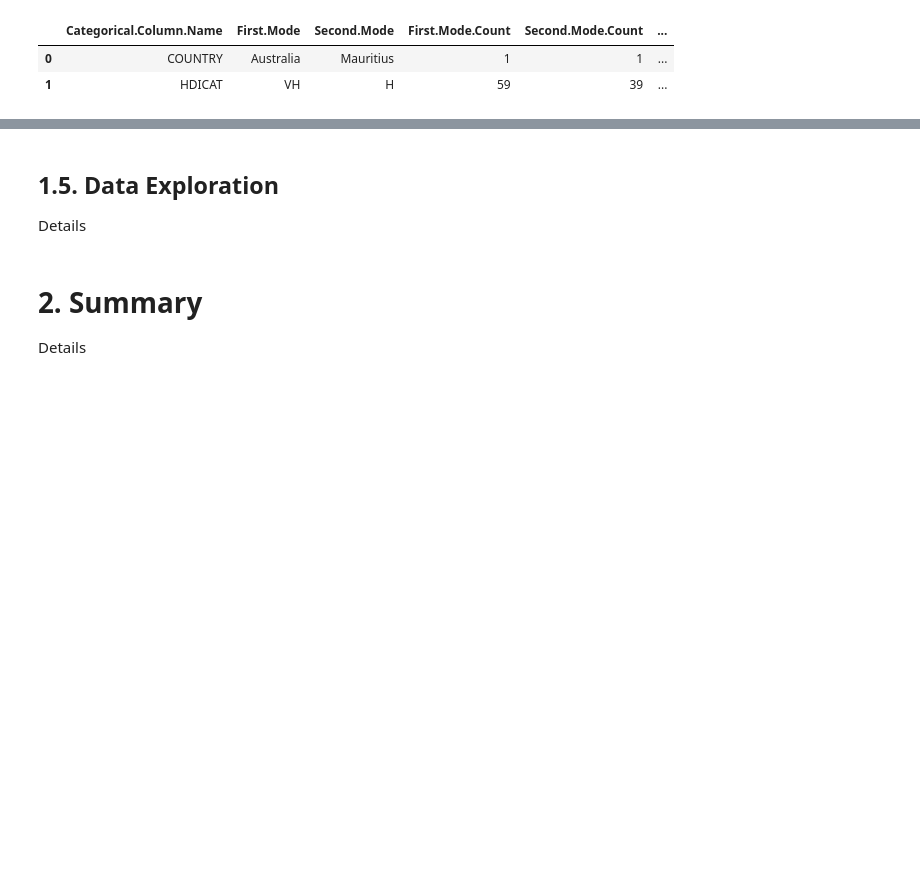
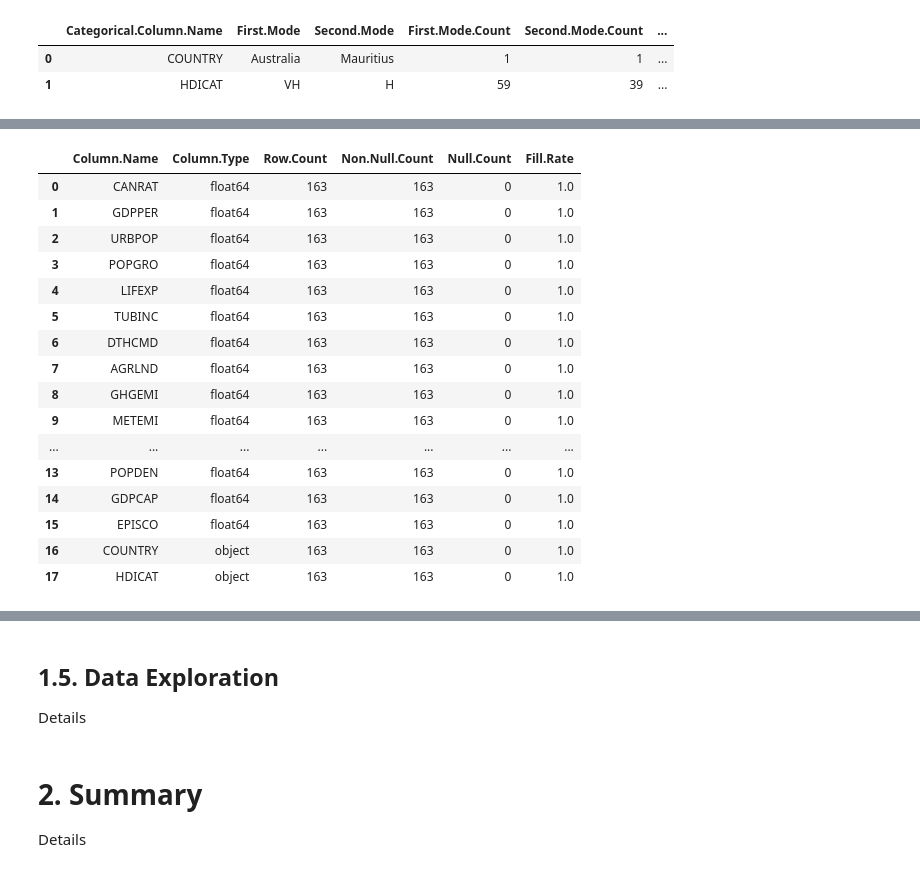
Before and after one commit to JohnPaulinePineda/Exploratory-Data-Analysis-For-Machine-Learning-Final-Assignment, a Jupyter notebook: EDAForMachineLearning_FinalAssignment.ipynb, the cells around one changed output, grey strips where cells are left out. Saved outputs shown, nothing was run; the diff lists cells and outputs as text; code cells hidden in the pictures; blank space fills up the shorter version.

```diff
--- a/EDAForMachineLearning_FinalAssignment.ipynb
+++ b/EDAForMachineLearning_FinalAssignment.ipynb
@@ -619 +972,57 @@ Details
+# %%
+##################################
+# Gathering the number of observations for each column
+##################################
+row_count_list = list([len(cancer_rate_imputed)] * len(cancer_rate_imputed.columns))
+# %%
+##################################
+# Gathering the number of missing data for each column
+##################################
+null_count_list = list(cancer_rate_imputed.isna().sum(axis=0))
+# %%
+##################################
+# Gathering the number of non-missing data for each column
+##################################
+non_null_count_list = list(cancer_rate_imputed.count())
+# %%
+##################################
+# Gathering the missing data percentage for each column
+##################################
+fill_rate_list = map(truediv, non_null_count_list, row_count_list)
+# %%
+##################################
+# Formulating the summary
+# for all imputed columns
+##################################
+imputed_column_quality_summary = pd.DataFrame(zip(variable_name_list,
+                                                  data_type_list,
+                                                  row_count_list,
+                                                  non_null_count_list,
+                                                  null_count_list,
+                                                  fill_rate_list),
+                                        columns=['Column.Name',
+                                                 'Column.Type',
+                                                 'Row.Count',
+                                                 'Non.Null.Count',
+                                                 'Null.Count',
+                                                 'Fill.Rate'])
+display(imputed_column_quality_summary)
+# %% [output]
+|  | Column.Name | Column.Type | Row.Count | Non.Null.Count | Null.Count | Fill.Rate |
+| 0 | CANRAT | float64 | 163 | 163 | 0 | 1.0 |
+| 1 | GDPPER | float64 | 163 | 163 | 0 | 1.0 |
+| 2 | URBPOP | float64 | 163 | 163 | 0 | 1.0 |
+| 3 | POPGRO | float64 | 163 | 163 | 0 | 1.0 |
+| 4 | LIFEXP | float64 | 163 | 163 | 0 | 1.0 |
+| 5 | TUBINC | float64 | 163 | 163 | 0 | 1.0 |
+| 6 | DTHCMD | float64 | 163 | 163 | 0 | 1.0 |
+| 7 | AGRLND | float64 | 163 | 163 | 0 | 1.0 |
+| 8 | GHGEMI | float64 | 163 | 163 | 0 | 1.0 |
+| 9 | METEMI | float64 | 163 | 163 | 0 | 1.0 |
+| ... | ... | ... | ... | ... | ... | ... |
+| 13 | POPDEN | float64 | 163 | 163 | 0 | 1.0 |
+| 14 | GDPCAP | float64 | 163 | 163 | 0 | 1.0 |
+| 15 | EPISCO | float64 | 163 | 163 | 0 | 1.0 |
+| 16 | COUNTRY | object | 163 | 163 | 0 | 1.0 |
+| 17 | HDICAT | object | 163 | 163 | 0 | 1.0 |
 # %% [markdown]
```
Also changed, not shown: parts of 83 cells of this notebook, 2 other files.
